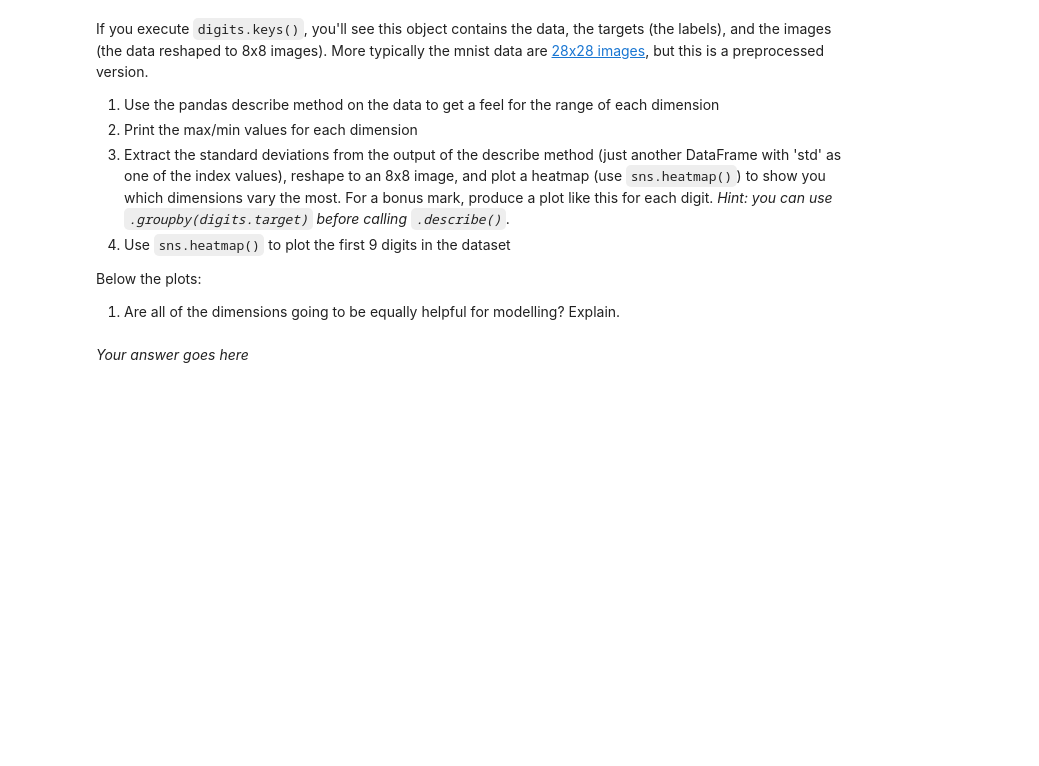
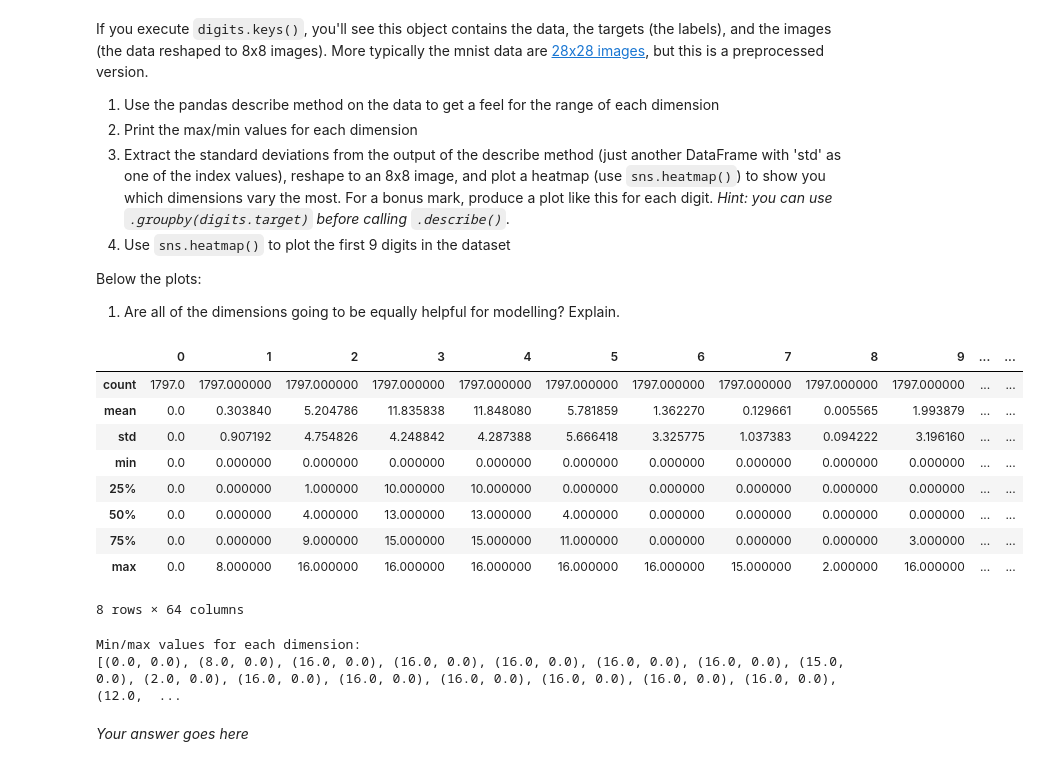
Before and after one commit to Dr-Alan-Turing/IAMachineLearning, a Jupyter notebook: 09_Assignment_4.ipynb, the cells around one changed output. Drawn from its saved outputs; the diff is of its cells as text; code cells hidden in the pictures; blank space fills up the shorter version.

```diff
--- a/09_Assignment_4.ipynb
+++ b/09_Assignment_4.ipynb
@@ -526,3 +570,38 @@ Below the plots:
+# %%
+from IPython.display import display
+
+# 1. Get a feel for the data
+image_vectors = []
+for image in digits["images"]:
+    image = np.reshape(image, (np.product(image.shape),))
+    image_vectors.append(image)
+images = pd.DataFrame(data=image_vectors)
+#images = pd.DataFrame(data=digits["images"][:,1,:])
+display(images.describe())
+
+# 2. Print max/min values for each dimension
+min_maxes_dimensions = []
+for i in range(images.shape[1]):
+    min_maxes_dimensions.append((np.max(images[i]), np.min(images[i])))
+print("Min/max values for each dimension:")
+print(min_maxes_dimensions)
+
+# 3. EXtract standard deviations and plot heatmap
+
+# 4. Plot first 9 digits in dataset
+# %% [output]
+|  | 0 | 1 | 2 | 3 | 4 | 5 | 6 | 7 | 8 | 9 | ... | ... |
+| count | 1797.0 | 1797.000000 | 1797.000000 | 1797.000000 | 1797.000000 | 1797.000000 | 1797.000000 | 1797.000000 | 1797.000000 | 1797.000000 | ... | ... |
+| mean | 0.0 | 0.303840 | 5.204786 | 11.835838 | 11.848080 | 5.781859 | 1.362270 | 0.129661 | 0.005565 | 1.993879 | ... | ... |
+| std | 0.0 | 0.907192 | 4.754826 | 4.248842 | 4.287388 | 5.666418 | 3.325775 | 1.037383 | 0.094222 | 3.196160 | ... | ... |
+| min | 0.0 | 0.000000 | 0.000000 | 0.000000 | 0.000000 | 0.000000 | 0.000000 | 0.000000 | 0.000000 | 0.000000 | ... | ... |
+| 25% | 0.0 | 0.000000 | 1.000000 | 10.000000 | 10.000000 | 0.000000 | 0.000000 | 0.000000 | 0.000000 | 0.000000 | ... | ... |
+| 50% | 0.0 | 0.000000 | 4.000000 | 13.000000 | 13.000000 | 4.000000 | 0.000000 | 0.000000 | 0.000000 | 0.000000 | ... | ... |
+| 75% | 0.0 | 0.000000 | 9.000000 | 15.000000 | 15.000000 | 11.000000 | 0.000000 | 0.000000 | 0.000000 | 3.000000 | ... | ... |
+| max | 0.0 | 8.000000 | 16.000000 | 16.000000 | 16.000000 | 16.000000 | 16.000000 | 15.000000 | 2.000000 | 16.000000 | ... | ... |
+8 rows × 64 columns
+Min/max values for each dimension:
+[(0.0, 0.0), (8.0, 0.0), (16.0, 0.0), (16.0, 0.0), (16.0, 0.0), (16.0, 0.0), (16.0, 0.0), (15.0, 0.0), (2.0, 0.0), (16.0, 0.0), (16.0, 0.0), (16.0, 0.0), (16.0, 0.0), (16.0, 0.0), (16.0, 0.0), (12.0,  ...
 # %% [markdown]
 *Your answer goes here*
 # %% [markdown]
```
Also changed, not shown: parts of 6 cells of this notebook.
